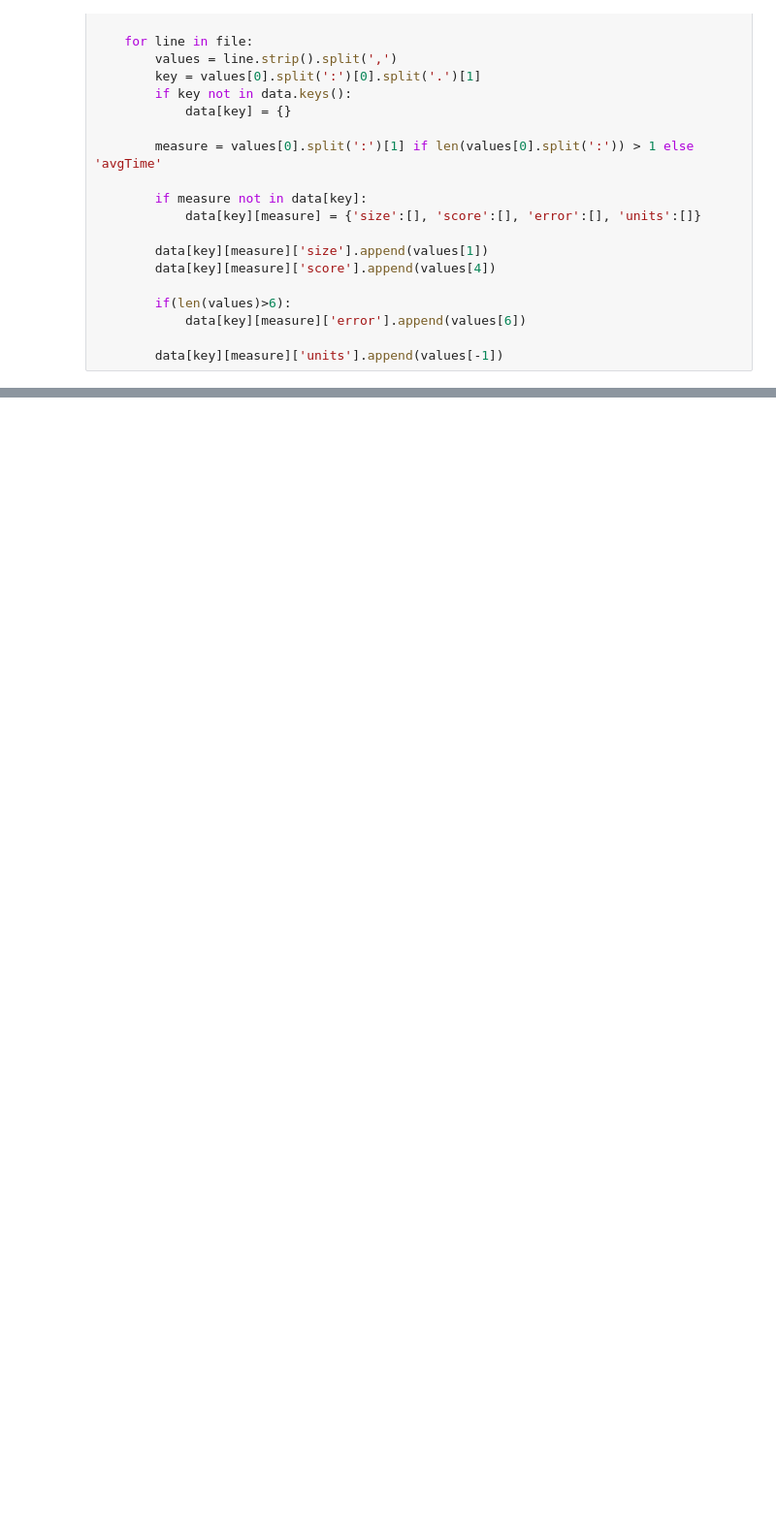
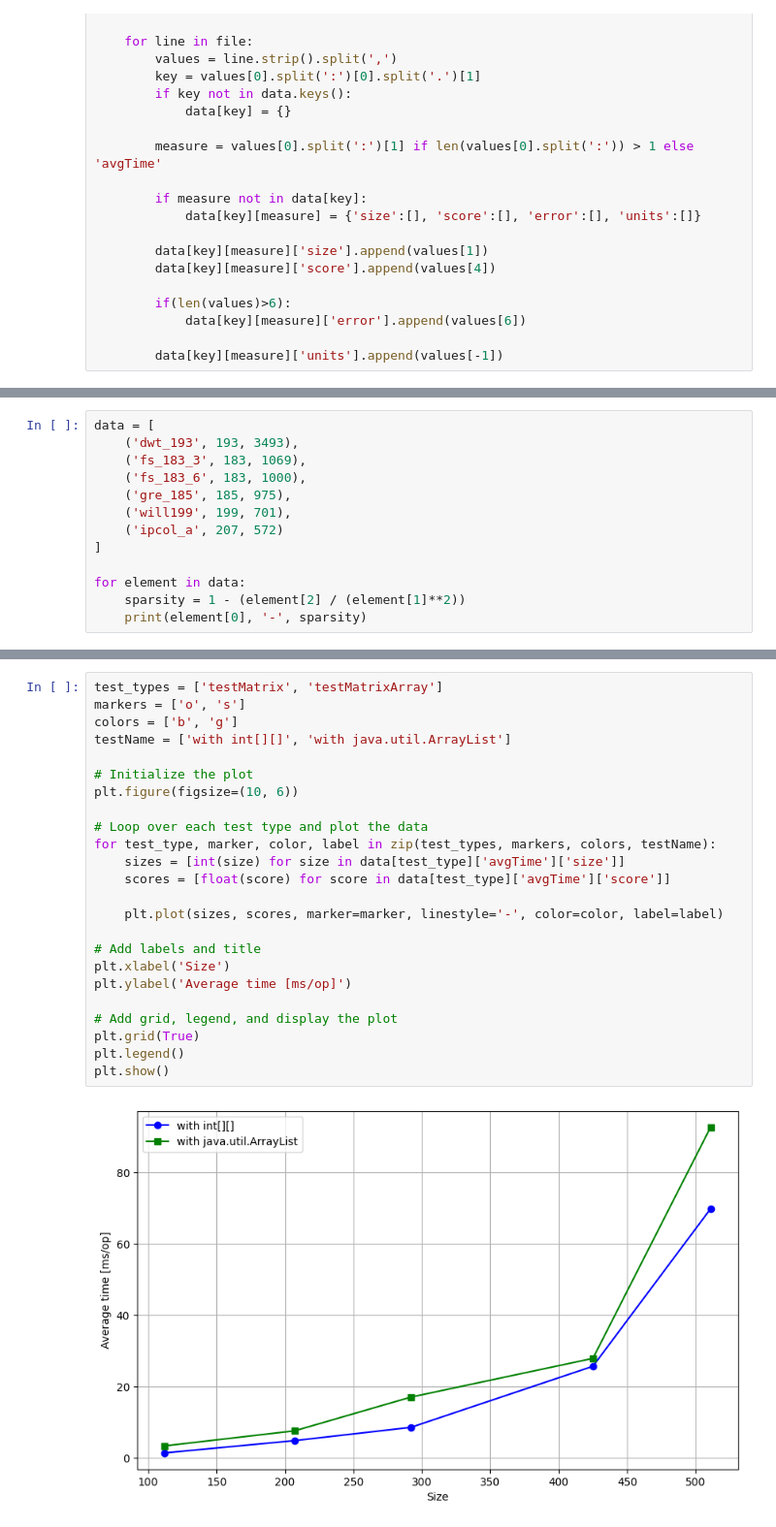
Before and after one commit to radoslawazukowska/ulpgc-big-data-ind, a Jupyter notebook: Assignment 2/BD_indv_stage2/results.ipynb, the cells around one changed output, grey strips where cells are left out. Shown at 97% size. Cells and saved outputs as stored; diff of their text form; blank space fills up the shorter version.

```diff
--- a/Assignment 2/BD_indv_stage2/results.ipynb
+++ b/Assignment 2/BD_indv_stage2/results.ipynb
@@ -63,0 +122,13 @@ plt.show()
+# %%
+data = [
+    ('dwt_193', 193, 3493),
+    ('fs_183_3', 183, 1069),
+    ('fs_183_6', 183, 1000),
+    ('gre_185', 185, 975),
+    ('will199', 199, 701),
+    ('ipcol_a', 207, 572)
+]
+
+for element in data:
+    sparsity = 1 - (element[2] / (element[1]**2))
+    print(element[0], '-', sparsity)
@@ -63,0 +166,26 @@ plt.show()
+# %%
+test_types = ['testMatrix', 'testMatrixArray']
+markers = ['o', 's']
+colors = ['b', 'g']
+testName = ['with int[][]', 'with java.util.ArrayList']
+
+# Initialize the plot
+plt.figure(figsize=(10, 6))
+
+# Loop over each test type and plot the data
+for test_type, marker, color, label in zip(test_types, markers, colors, testName):
+    sizes = [int(size) for size in data[test_type]['avgTime']['size']]
+    scores = [float(score) for score in data[test_type]['avgTime']['score']]
+
+    plt.plot(sizes, scores, marker=marker, linestyle='-', color=color, label=label)
+
+# Add labels and title
+plt.xlabel('Size')
+plt.ylabel('Average time [ms/op]')
+
+# Add grid, legend, and display the plot
+plt.grid(True)
+plt.legend()
+plt.show()
+# %% [output]
+[figure, added]
```
Also changed, not shown: parts of 15 cells of this notebook, 45 other files.
